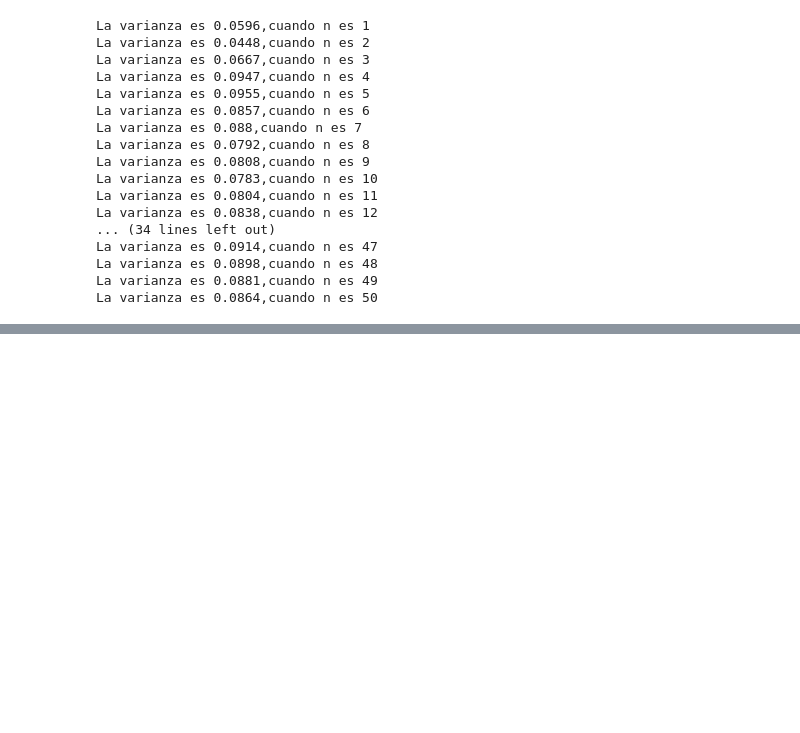
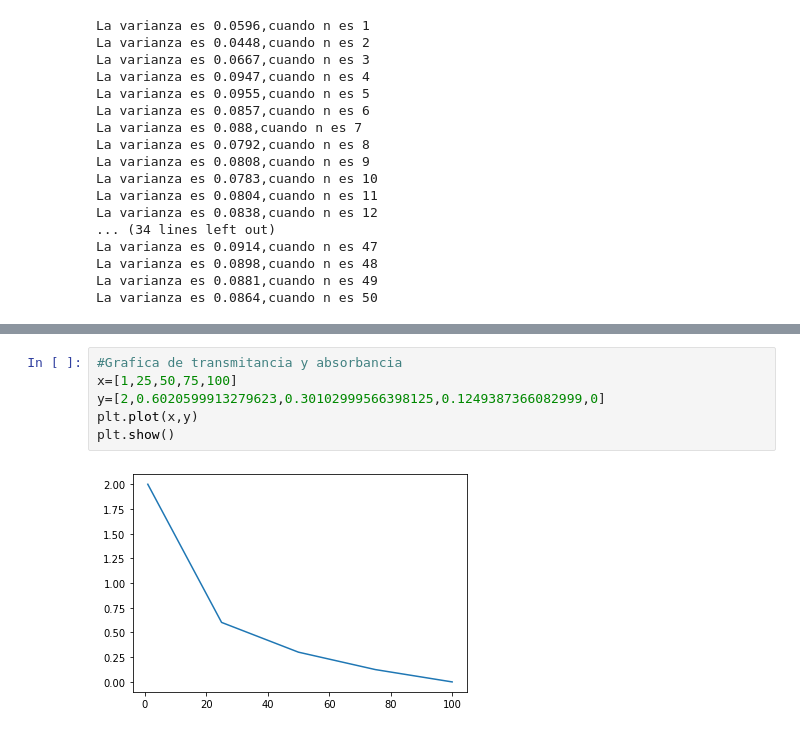
Before and after one commit to Paospina0718/Computacion2022, a Jupyter notebook: Taller_2_computación.ipynb, the cells around one changed output, grey strips where cells are left out. Saved outputs shown, nothing was run; the diff lists cells and outputs as text; blank space fills up the shorter version.

```diff
--- a/Taller_2_computación.ipynb
+++ b/Taller_2_computación.ipynb
@@ -183,0 +202,8 @@ La varianza es 0.0864,cuando n es 50
+# %%
+#Grafica de transmitancia y absorbancia
+x=[1,25,50,75,100]
+y=[2,0.6020599913279623,0.30102999566398125,0.1249387366082999,0]
+plt.plot(x,y)
+plt.show()
+# %% [output]
+[figure, added]
```
Also changed, not shown: parts of 3 cells of this notebook.
